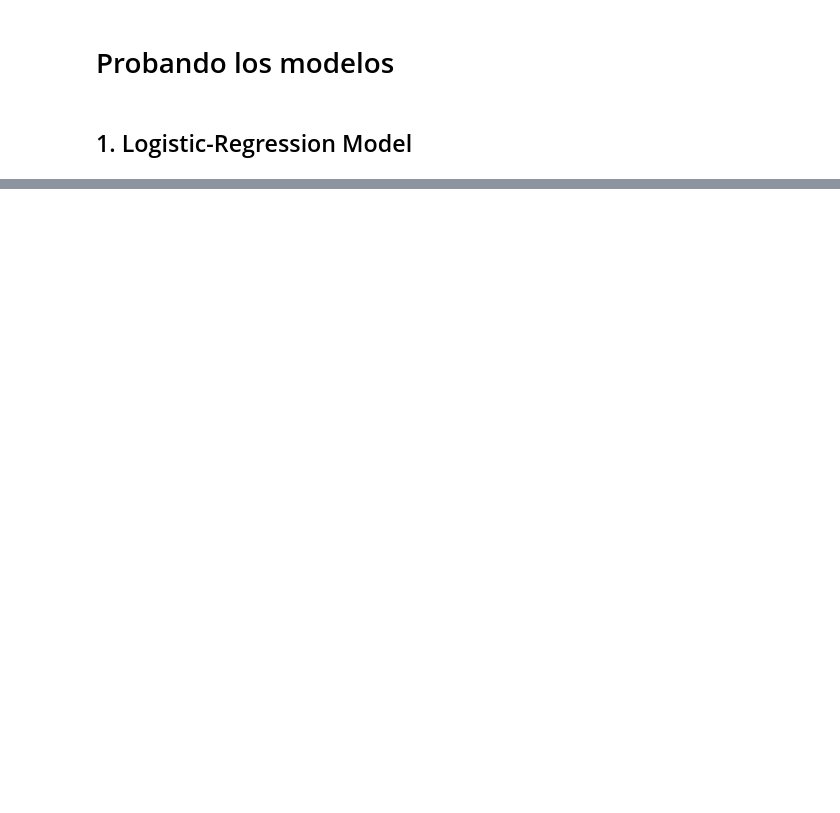
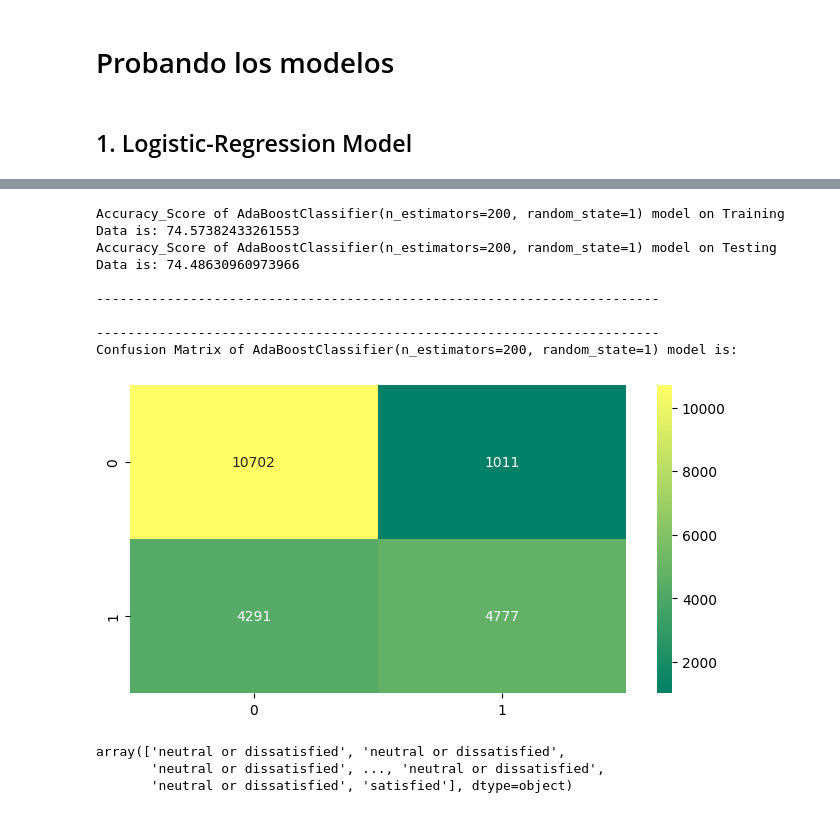
Before and after one commit to AI-School-F5-P2/F5_airlines, a Jupyter notebook: airline_main/test_sgs.ipynb, the cells around one changed output, grey strips where cells are left out. Drawn from its saved outputs; the diff is of its cells as text; code cells hidden in the pictures; blank space fills up the shorter version.

```diff
--- a/airline_main/test_sgs.ipynb
+++ b/airline_main/test_sgs.ipynb
@@ -419,2 +516,14 @@ model_prediction(KNeighborsClassifier())
 # %%
-model_prediction(AdaBoostClassifier(n_estimators=200,  random_state=1))
+model_pred(AdaBoostClassifier(n_estimators=200,  random_state=1))
+# %% [output]
+Accuracy_Score of AdaBoostClassifier(n_estimators=200, random_state=1) model on Training Data is: 74.57382433261553
+Accuracy_Score of AdaBoostClassifier(n_estimators=200, random_state=1) model on Testing Data is: 74.48630960973966
+
+------------------------------------------------------------------------
+
+------------------------------------------------------------------------
+Confusion Matrix of AdaBoostClassifier(n_estimators=200, random_state=1) model is:
+[figure, added]
+array(['neutral or dissatisfied', 'neutral or dissatisfied',
+       'neutral or dissatisfied', ..., 'neutral or dissatisfied',
+       'neutral or dissatisfied', 'satisfied'], dtype=object)
```
Also changed, not shown: parts of 14 cells of this notebook.
